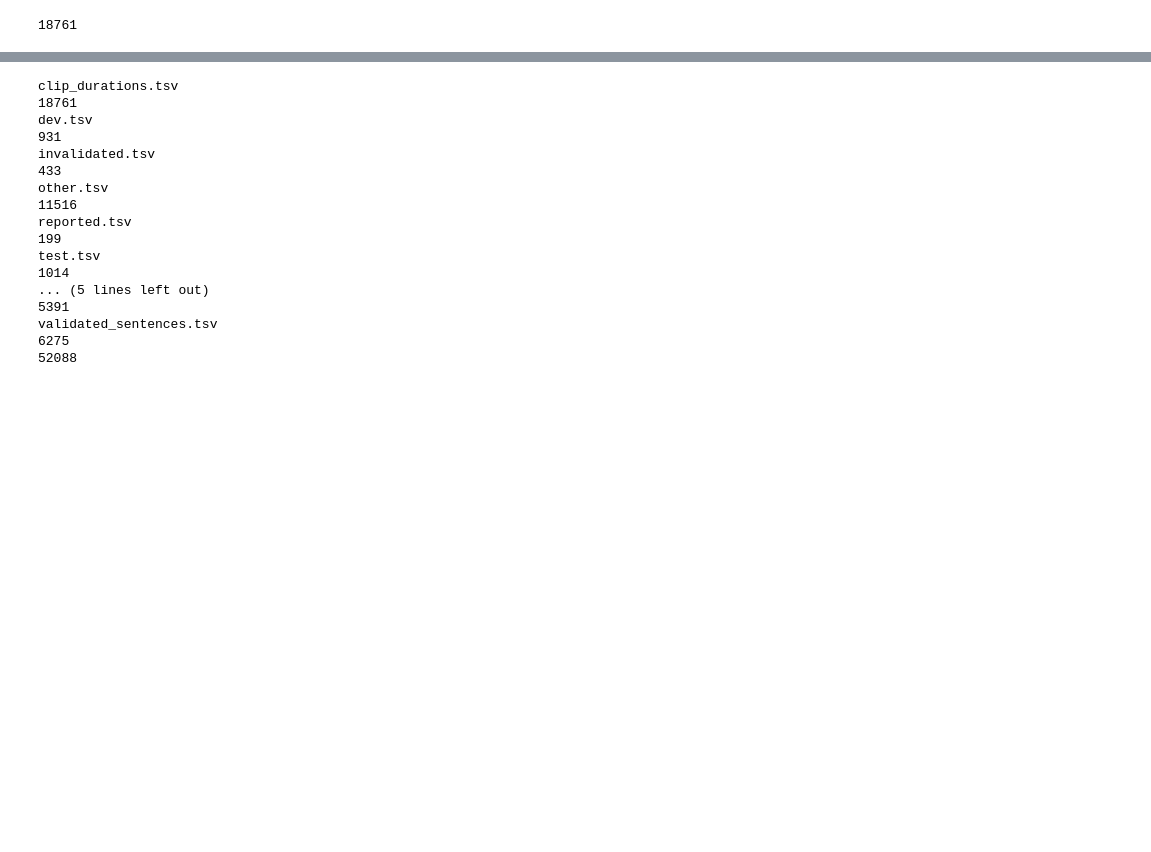
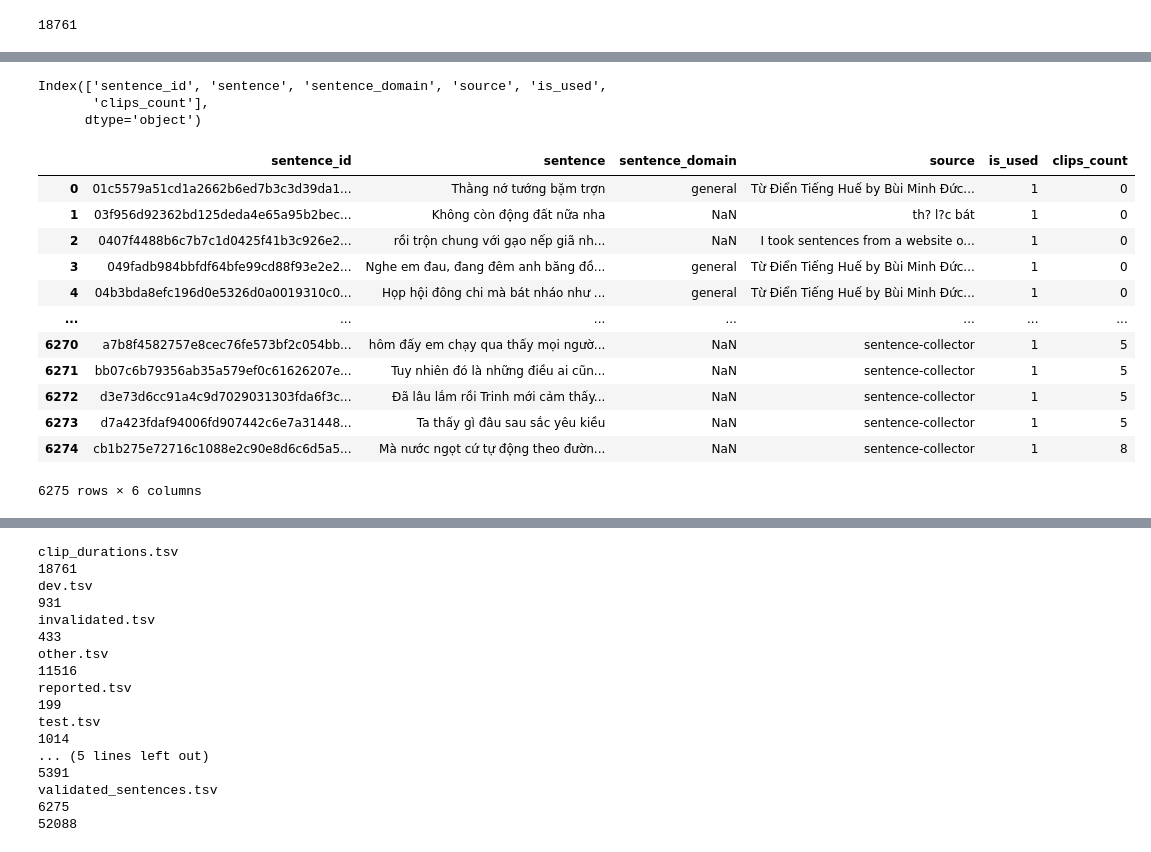
Before and after one commit to namwasinyourheart/asr_ft, a Jupyter notebook: notebooks/explore_data_commonvoice22vi.ipynb, the cells around one changed output, grey strips where cells are left out. Drawn from its saved outputs; the diff is of its cells as text; code cells hidden in the pictures; blank space fills up the shorter version.

Commit message:
nb: update explore_data_commonvoice22vi.ipynb

```diff
--- a/notebooks/explore_data_commonvoice22vi.ipynb
+++ b/notebooks/explore_data_commonvoice22vi.ipynb
@@ -1,2 +7,2 @@
 # %%
-raw_data_dir = "/media/nampv1/hdd/data/vnpost-asr/CommonVoice22Vi/raw/cv-corpus-22.0-2025-06-20/vi"
+raw_data_dir = "/media/nampv1/hdd/data/ASR-CommonVoice22Vi-21H/raw/cv-corpus-22.0-2025-06-20/vi"
@@ -40,0 +393,23 @@ pd.read_csv(os.path.join(raw_data_dir, "clip_durations.tsv"), sep="\t")
+# %%
+validated_sentences_df = pd.read_csv(os.path.join(raw_data_dir, "validated_sentences.tsv"), sep="\t")
+validated_sentences_df.columns
+# %% [output]
+Index(['sentence_id', 'sentence', 'sentence_domain', 'source', 'is_used',
+       'clips_count'],
+      dtype='object')
+# %%
+validated_sentences_df
+# %% [output]
+|  | sentence_id | sentence | sentence_domain | source | is_used | clips_count |
+| 0 | 01c5579a51cd1a2662b6ed7b3c3d39da1... | Thằng nớ tướng bặm trợn | general | Từ Điển Tiếng Huế by Bùi Minh Đức... | 1 | 0 |
+| 1 | 03f956d92362bd125deda4e65a95b2bec... | Không còn động đất nữa nha | NaN | th? l?c bát | 1 | 0 |
+| 2 | 0407f4488b6c7b7c1d0425f41b3c926e2... | rồi trộn chung với gạo nếp giã nh... | NaN | I took sentences from a website o... | 1 | 0 |
+| 3 | 049fadb984bbfdf64bfe99cd88f93e2e2... | Nghe em đau, đang đêm anh băng đồ... | general | Từ Điển Tiếng Huế by Bùi Minh Đức... | 1 | 0 |
+| 4 | 04b3bda8efc196d0e5326d0a0019310c0... | Họp hội đông chi mà bát nháo như ... | general | Từ Điển Tiếng Huế by Bùi Minh Đức... | 1 | 0 |
+| ... | ... | ... | ... | ... | ... | ... |
+| 6270 | a7b8f4582757e8cec76fe573bf2c054bb... | hôm đấy em chạy qua thấy mọi ngườ... | NaN | sentence-collector | 1 | 5 |
+| 6271 | bb07c6b79356ab35a579ef0c61626207e... | Tuy nhiên đó là những điều ai cũn... | NaN | sentence-collector | 1 | 5 |
+| 6272 | d3e73d6cc91a4c9d7029031303fda6f3c... | Đã lâu lắm rồi Trinh mới cảm thấy... | NaN | sentence-collector | 1 | 5 |
+| 6273 | d7a423fdaf94006fd907442c6e7a31448... | Ta thấy gì đâu sau sắc yêu kiều | NaN | sentence-collector | 1 | 5 |
+| 6274 | cb1b275e72716c1088e2c90e8d6c6d5a5... | Mà nước ngọt cứ tự động theo đườn... | NaN | sentence-collector | 1 | 8 |
+6275 rows × 6 columns
```
Also changed, not shown: parts of 61 cells of this notebook.
